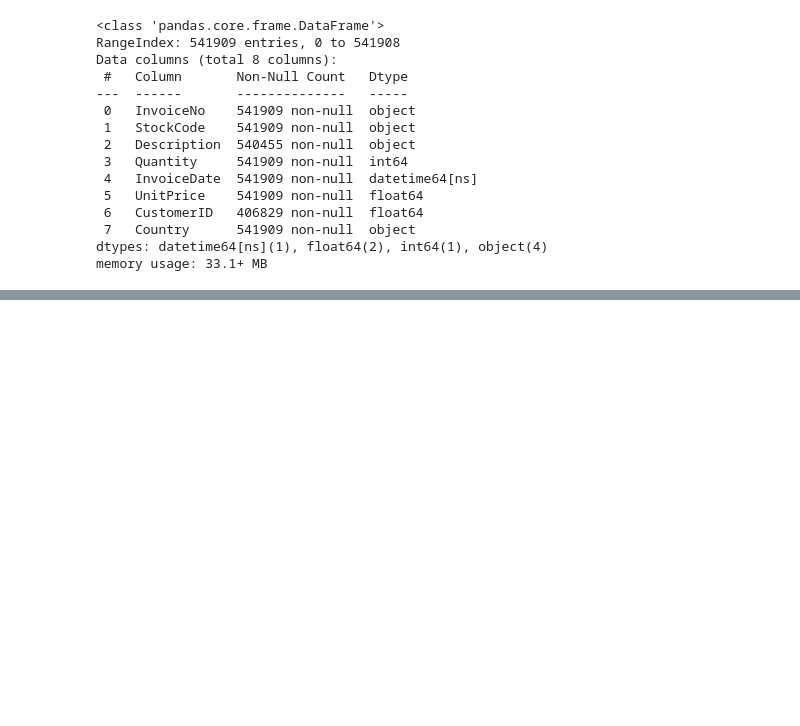
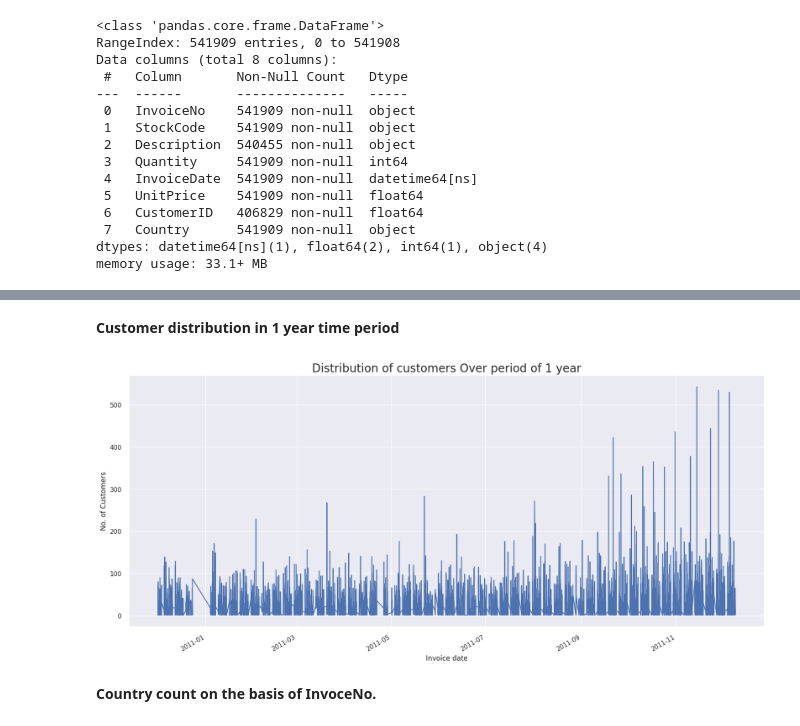
Before and after one commit to ashishdhawas/Retail-Customer-Segmentation, a Jupyter notebook: Retail_Customer_Segmentation.ipynb, the cells around one changed output, grey strips where cells are left out. Saved outputs shown, nothing was run; the diff lists cells and outputs as text; code cells hidden in the pictures; blank space fills up the shorter version.

```diff
--- a/Retail_Customer_Segmentation.ipynb
+++ b/Retail_Customer_Segmentation.ipynb
@@ -91,0 +198,16 @@ dtype: int64
+# %% [markdown]
+**Customer distribution in 1 year time period**
+# %%
+## customer distribution in 1 year time period
+plt.figure(figsize=(20,9))
+customer_distribution = df.groupby('InvoiceDate').count()['CustomerID'].plot()
+
+## Set title and x, y labels
+plt.title('Distribution of customers Over period of 1 year', size=20)
+plt.xlabel('Invoice date', size=12)
+plt.ylabel('No. of Customers', size=12)
+plt.show()
+# %% [output]
+[figure, added]
+# %% [markdown]
+**Country count on the basis of InvoceNo.**
```
Also changed, not shown: parts of 78 cells of this notebook.
